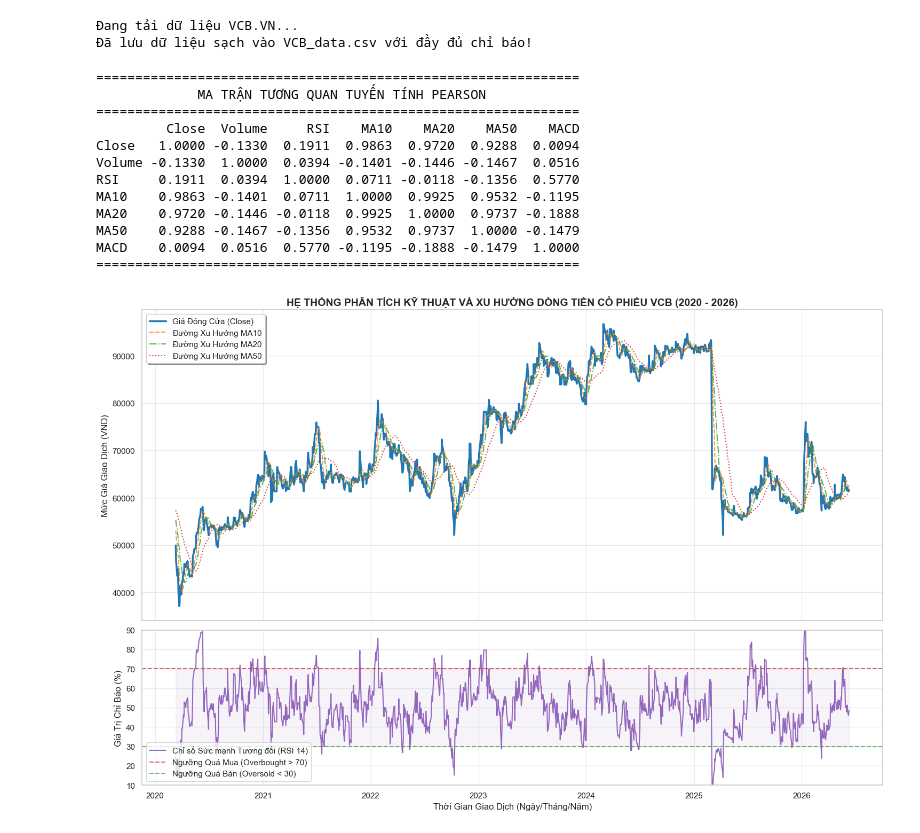
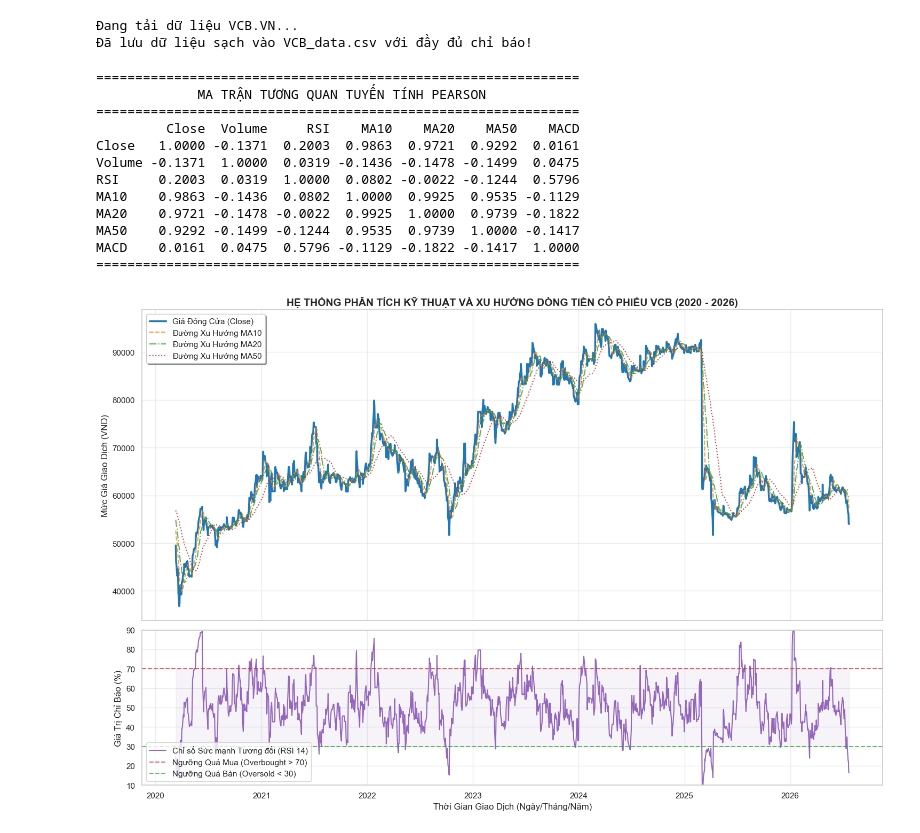
Before and after one commit to dinhhuy410/ADY201m_Final_Project, a Jupyter notebook: notebooks/Getdata.ipynb, the cells around one changed output. Saved outputs shown, nothing was run; the diff lists cells and outputs as text; code cells hidden in the pictures.

```diff
--- a/notebooks/Getdata.ipynb
+++ b/notebooks/Getdata.ipynb
@@ -41,13 +41,17 @@ df_final = get_data("VCB.VN", "VCB_data")
 Đang tải dữ liệu VCB.VN...
 Đã lưu dữ liệu sạch vào VCB_data.csv với đầy đủ chỉ báo!
 # %%
+import sys, os
+sys.path.insert(0, os.path.dirname(os.getcwd()))
+
 import pandas as pd
 import numpy as np
 import seaborn as sns
 import matplotlib.pyplot as plt
+from load_data import load_vcb_data
 
 # 1. Đọc tệp dữ liệu đã tính toán chỉ báo từ Getdata.ipynb
-df = pd.read_csv('../data/VCB_data.csv', index_col=0, parse_dates=True)
+df = load_vcb_data()
 
 # 2. Lọc danh sách các thuộc tính tham gia phân tích toán học
 feature_cols = ['Close', 'Volume', 'RSI', 'MA10', 'MA20', 'MA50', 'MACD']
@@ -63,50 +67,54 @@ print("==============================================================")
              MA TRẬN TƯƠNG QUAN TUYẾN TÍNH PEARSON
 ==============================================================
          Close  Volume     RSI    MA10    MA20    MA50    MACD
-Close   1.0000 -0.1330  0.1911  0.9863  0.9720  0.9288  0.0094
-Volume -0.1330  1.0000  0.0394 -0.1401 -0.1446 -0.1467  0.0516
-RSI     0.1911  0.0394  1.0000  0.0711 -0.0118 -0.1356  0.5770
-MA10    0.9863 -0.1401  0.0711  1.0000  0.9925  0.9532 -0.1195
-MA20    0.9720 -0.1446 -0.0118  0.9925  1.0000  0.9737 -0.1888
-MA50    0.9288 -0.1467 -0.1356  0.9532  0.9737  1.0000 -0.1479
-MACD    0.0094  0.0516  0.5770 -0.1195 -0.1888 -0.1479  1.0000
+Close   1.0000 -0.1371  0.2003  0.9863  0.9721  0.9292  0.0161
+Volume -0.1371  1.0000  0.0319 -0.1436 -0.1478 -0.1499  0.0475
+RSI     0.2003  0.0319  1.0000  0.0802 -0.0022 -0.1244  0.5796
+MA10    0.9863 -0.1436  0.0802  1.0000  0.9925  0.9535 -0.1129
+MA20    0.9721 -0.1478 -0.0022  0.9925  1.0000  0.9739 -0.1822
+MA50    0.9292 -0.1499 -0.1244  0.9535  0.9739  1.0000 -0.1417
+MACD    0.0161  0.0475  0.5796 -0.1129 -0.1822 -0.1417  1.0000
 ==============================================================
 # %%
+import sys, os
+sys.path.insert(0, os.path.dirname(os.getcwd()))
+
 import pandas as pd
 import seaborn as sns
 import matplotlib.pyplot as plt
+from load_data import load_vcb_data
 
-df = pd.read_csv('../data/VCB_data.csv', index_col=0, parse_dates=True)
+df = load_vcb_data()
 
 # Khởi tạo không gian đồ họa lưới Seaborn phân tầng tỉ lệ 2:1
 sns.set_theme(style="whitegrid")
 fig, (ax1, ax2) = plt.subplots(2, 1, figsize=(15, 10), sharex=True,
                                gridspec_kw={'height_ratios': [2, 1]})
 
 # Đồ thị 1: Diễn biến giá Close và các dải xu hướng trung bình động (MA)
 ax1.plot(df.index, df['Close'], label='Giá Đóng Cửa (Close)', color='#1f77b4', linewidth=2.5)
 ax1.plot(df.index, df['MA10'], label='Đường Xu Hướng MA10', color='#ff7f0e', linestyle='--', alpha=0.8)
 ax1.plot(df.index, df['MA20'], label='Đường Xu Hướng MA20', color='#2ca02c', linestyle='-.', alpha=0.8)
 ax1.plot(df.index, df['MA50'], label='Đường Xu Hướng MA50', color='#d62728', linestyle=':', alpha=0.9)
 
 ax1.set_title('HỆ THỐNG PHÂN TÍCH KỸ THUẬT VÀ XU HƯỚNG DÒNG TIỀN CỔ PHIẾU VCB (2020 - 2026)', fontsize=14, fontweight='bold')
 ax1.set_ylabel('Mức Giá Giao Dịch (VND)', fontsize=12)
 ax1.legend(loc='upper left', frameon=True, shadow=True, facecolor='white')
 ax1.grid(True, alpha=0.4)
 
 # Đồ thị 2: Biến động chỉ báo động lượng RSI và các biên kỹ thuật cố định
 ax2.plot(df.index, df['RSI'], label='Chỉ số Sức mạnh Tương đối (RSI 14)', color='#9467bd', linewidth=1.5)
 ax2.axhline(70, color='#d62728', linestyle='--', alpha=0.7, label='Ngưỡng Quá Mua (Overbought > 70)')
 ax2.axhline(30, color='#2ca02c', linestyle='--', alpha=0.7, label='Ngưỡng Quá Bán (Oversold < 30)')
 ax2.fill_between(df.index, 30, 70, color='#9467bd', alpha=0.08) # Tô dải an toàn cho động lượng
 
 ax2.set_xlabel('Thời Gian Giao Dịch (Ngày/Tháng/Năm)', fontsize=12)
 ax2.set_ylabel('Giá Trị Chỉ Báo (%)', fontsize=12)
 ax2.set_ylim(10, 90)
 ax2.legend(loc='lower left', frameon=True, facecolor='white')
 ax2.grid(True, alpha=0.4)
 
 plt.tight_layout()
 plt.show()
 # %% [output]
-[figure, old version]
+[figure, new version]
```
Also changed, not shown: 7 other files.
